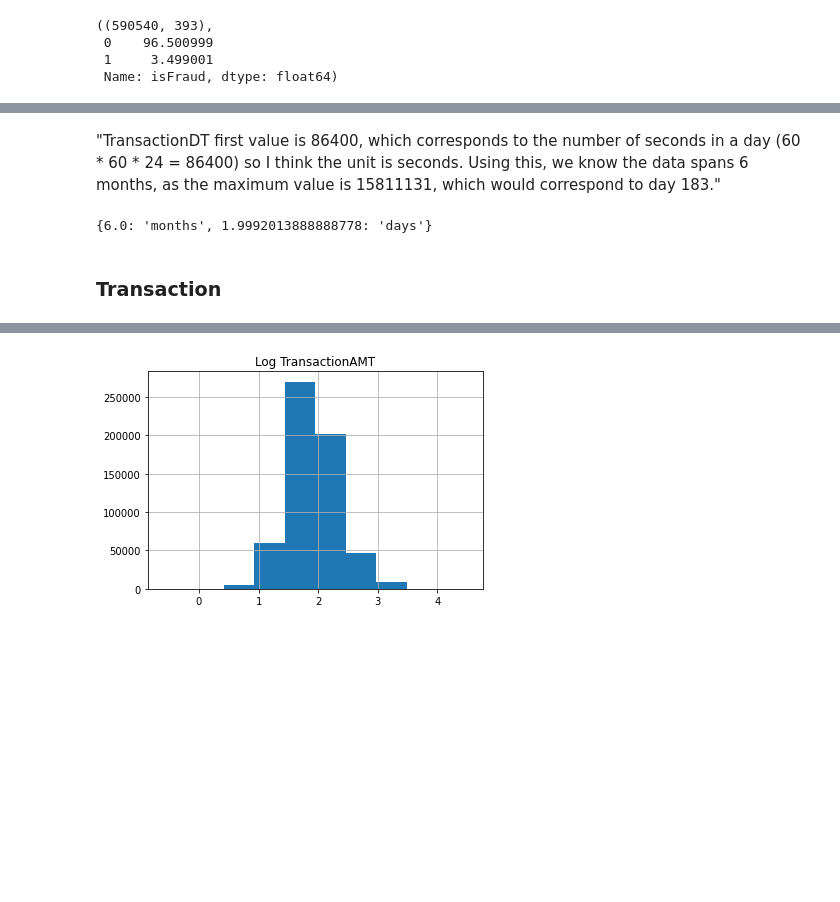
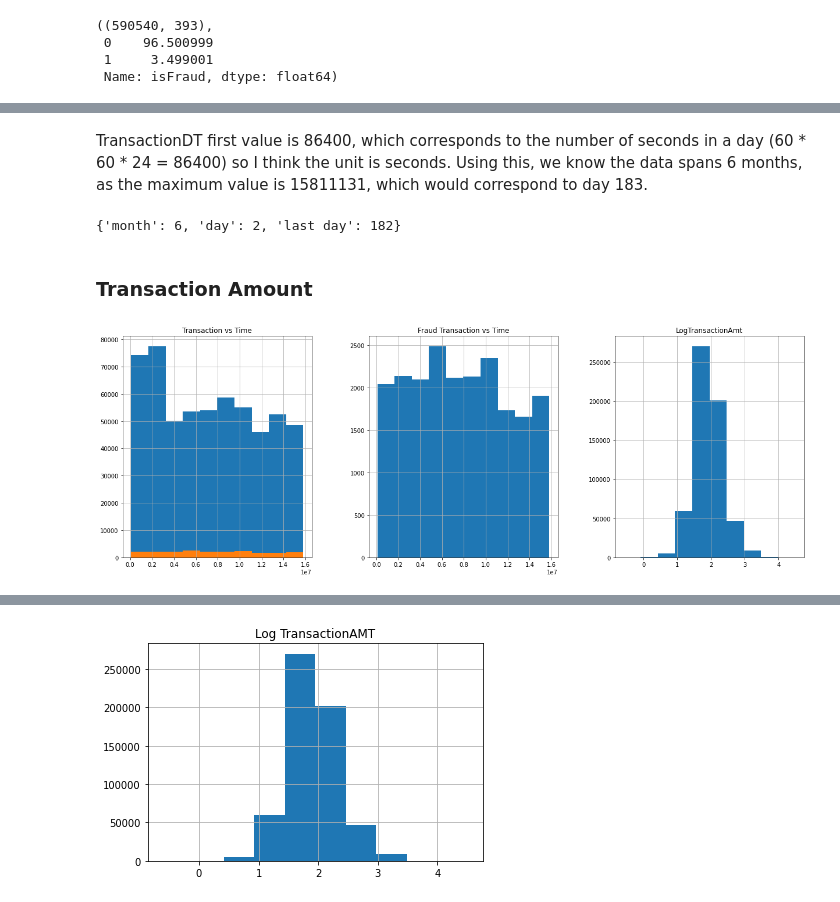
Before and after one commit to taimoon/click-through-rate-prediction, a Jupyter notebook: EDA.ipynb, the cells around one changed output, grey strips where cells are left out. Cells and saved outputs as stored; diff of their text form; code cells hidden in the pictures; blank space fills up the shorter version.

```diff
--- a/EDA.ipynb
+++ b/EDA.ipynb
@@ -110,15 +99,29 @@ transaction_df.shape, transaction_df['isFraud'].value_counts() / transaction_df[
 # %% [markdown]
-"TransactionDT first value is 86400, which corresponds to the number of seconds in a day (60 * 60 * 24 = 86400) so I think the unit is seconds. Using this, we know the data spans 6 months, as the maximum value is 15811131, which would correspond to day 183."
+TransactionDT first value is 86400, which corresponds to the number of seconds in a day (60 * 60 * 24 = 86400) so I think the unit is seconds. Using this, we know the data spans 6 months, as the maximum value is 15811131, which would correspond to day 183.
 # %%
+transaction_df['TransactionDay'] = transaction_df['TransactionDT'] // 86400
 def local_cell_main():
-    offset_TransactionDT = transaction_df['TransactionDT'] - 86400
-    last_dt = max(offset_TransactionDT.describe()) / 86400
+    last_dt = max(transaction_df['TransactionDay'].unique())
     return {
-        last_dt // 30: 'months' ,
-        last_dt % 30: 'days'
+        'month': last_dt // 30,
+        'day' : last_dt % 30,
+        'last day': last_dt
     }
 local_cell_main()
 # %% [output]
-{6.0: 'months', 1.9992013888888778: 'days'}
+{'month': 6, 'day': 2, 'last day': 182}
 # %% [markdown]
-### Transaction
+### Transaction Amount
+# %%
+_, axs = plt.subplots(ncols=3,figsize=(21,7))
+transaction_df.groupby(by='isFraud')['TransactionDT'].hist(ax=axs[0]); axs[0].set_title('Transaction vs Time')
+
+axs[1].set_title('Fraud Transaction vs Time')
+transaction_df['TransactionDT'][transaction_df['isFraud'].astype('bool')].hist(ax=axs[1])
+
+transaction_df['LogTransactionAmt'] = np.log10(transaction_df['TransactionAmt'])
+axs[2].set_title('Log TransactionAMT')
+transaction_df[['LogTransactionAmt']].hist(ax=axs[2])
+print()
+# %% [output]
+[figure, added]
```
Also changed, not shown: parts of 67 cells of this notebook, 7 other files.
